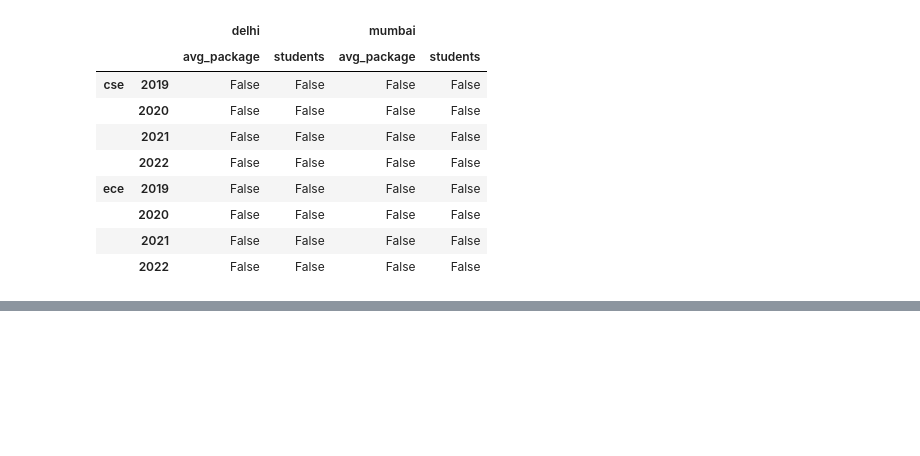
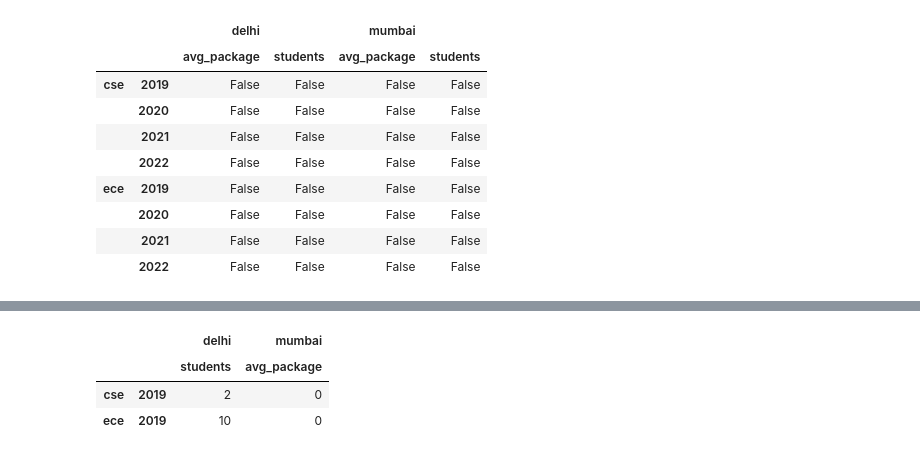
Before and after one commit to Muhammad-Waleed-Source/Pandas, a Jupyter notebook: Pandas_6_MultiIndex_Series_and_DataFrames.ipynb, the cells around one changed output, grey strips where cells are left out. Drawn from its saved outputs; the diff is of its cells as text; code cells hidden in the pictures; blank space fills up the shorter version.

```diff
--- a/Pandas_6_MultiIndex_Series_and_DataFrames.ipynb
+++ b/Pandas_6_MultiIndex_Series_and_DataFrames.ipynb
@@ -653,0 +757,9 @@ branch_df3.isnull()
+# %%
+# 1st row of cse and ece, students of delhi and avg_package of mumbai
+
+branch_df3.iloc[[0, 4], [1, 2]]
+# %% [output]
+|  |  | delhi | mumbai |
+|  |  | students | avg_package |
+| cse | 2019 | 2 | 0 |
+| ece | 2019 | 10 | 0 |
```
Also changed, not shown: parts of 10 cells of this notebook.
